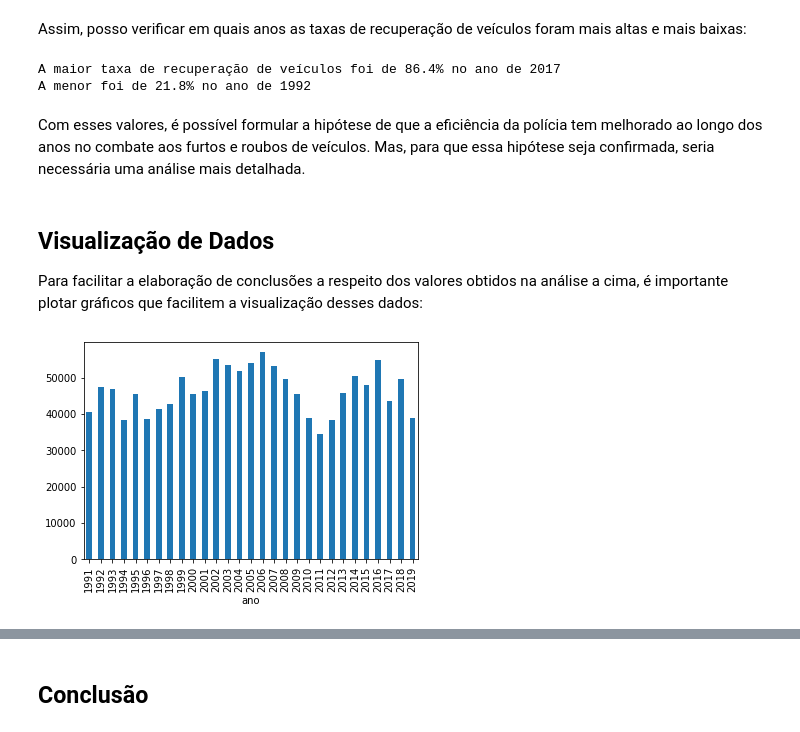
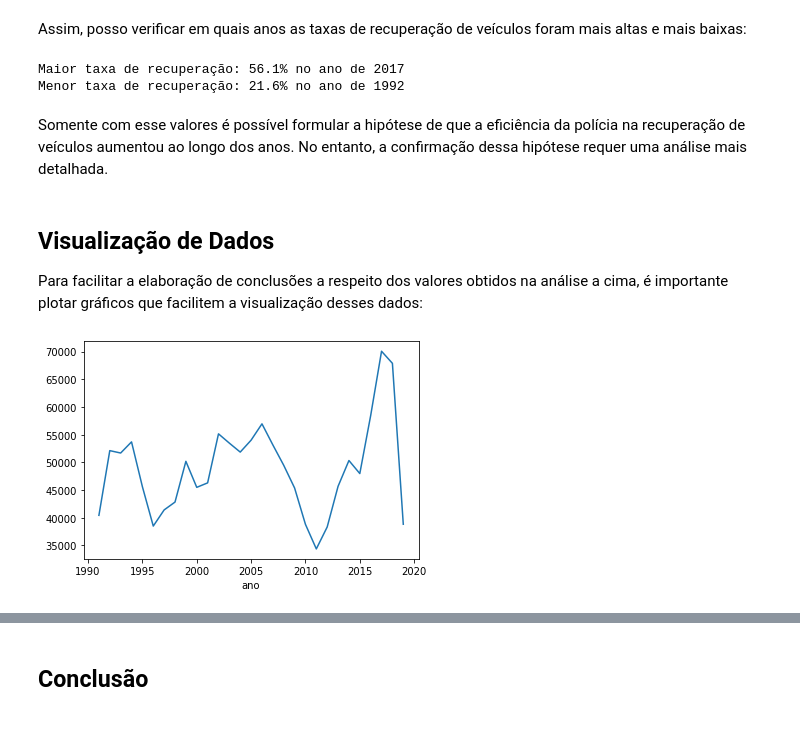
Before and after one commit to gabrielurbanin/analise-crimes-rj, a Jupyter notebook: Analisando_crimes_no_Rio_de_Janeiro.ipynb, the cells around one changed output, grey strips where cells are left out. Drawn from its saved outputs; the diff is of its cells as text; code cells hidden in the pictures.

```diff
--- a/Analisando_crimes_no_Rio_de_Janeiro.ipynb
+++ b/Analisando_crimes_no_Rio_de_Janeiro.ipynb
@@ -262,13 +191,0 @@ Para as outras duas variáveis em questão, não há problemas em remover as ent
-# %%
-# Substituindo os outliers pela mediana na variável roubo_veiculos
-
-mediana_roubo_veiculos = int(median(df_veiculos.roubo_veiculos))
-df_veiculos.loc[df_veiculos.roubo_veiculos > 4113.25, 'roubo_veiculos'] = mediana_roubo_veiculos
-# %%
-# Eliminando as entradas que contém outliers na variável furto_veiculos
-
-df_veiculos.drop(df_veiculos[df_veiculos.furto_veiculos > 2438.75].index, inplace=True)
-# %%
-# Eliminando as entradas que contém outliers na variável recuperacao_veiculos
-
-df_veiculos.drop(df_veiculos[df_veiculos.recuperacao_veiculos > 3595.25].index, inplace=True)
@@ -341,17 +240,18 @@ df_anual.head()
 # %% [markdown]
 Assim, posso verificar em quais anos as taxas de recuperação de veículos foram mais altas e mais baixas:
 # %%
-# Verificando os valores máximo e mínimo para a taxa de recuperação de veículos
+# Valores máximo e mínimo para a taxa de recuperação de veículos anual
 
 recuperacao_max = df_anual.taxa_recuperacao.max()
 recuperacao_min = df_anual.taxa_recuperacao.min()
 
-print("A maior taxa de recuperação de veículos foi de {:.1f}% no ano de 2017\nA menor foi de {:.1f}% no ano de 1992".format(recuperacao_max*100,recuperacao_min*100))
+print("Maior taxa de recuperação: {:.1f}% no ano de 2017".format(recuperacao_max*100),
+      "\nMenor taxa de recuperação: {:.1f}% no ano de 1992".format(recuperacao_min*100))
 # %% [output]
-A maior taxa de recuperação de veículos foi de 86.4% no ano de 2017
-A menor foi de 21.8% no ano de 1992
+Maior taxa de recuperação: 56.1% no ano de 2017
+Menor taxa de recuperação: 21.6% no ano de 1992
 # %% [markdown]
-Com esses valores, é possível formular a hipótese de que a eficiência da polícia tem melhorado ao longo dos anos no combate aos furtos e roubos de veículos. Mas, para que essa hipótese seja confirmada, seria necessária uma análise mais detalhada.
+Somente com esse valores é possível formular a hipótese de que a eficiência da polícia na recuperação de veículos aumentou ao longo dos anos. No entanto, a confirmação dessa hipótese requer uma análise mais detalhada.
 # %% [markdown]
 ## Visualização de Dados
 
@@ -359,6 +259,6 @@ Para facilitar a elaboração de conclusões a respeito dos valores obtidos na a
 # %%
 # Gráfico de barras para a quantidade de crimes contra propriedade em cada ano
 
-df_anual.total_crimes.plot.bar();
+df_anual.total_crimes.plot.line();
 # %% [output]
-[figure, old version]
+[figure, new version]
```
Also changed, not shown: parts of 47 cells of this notebook.
